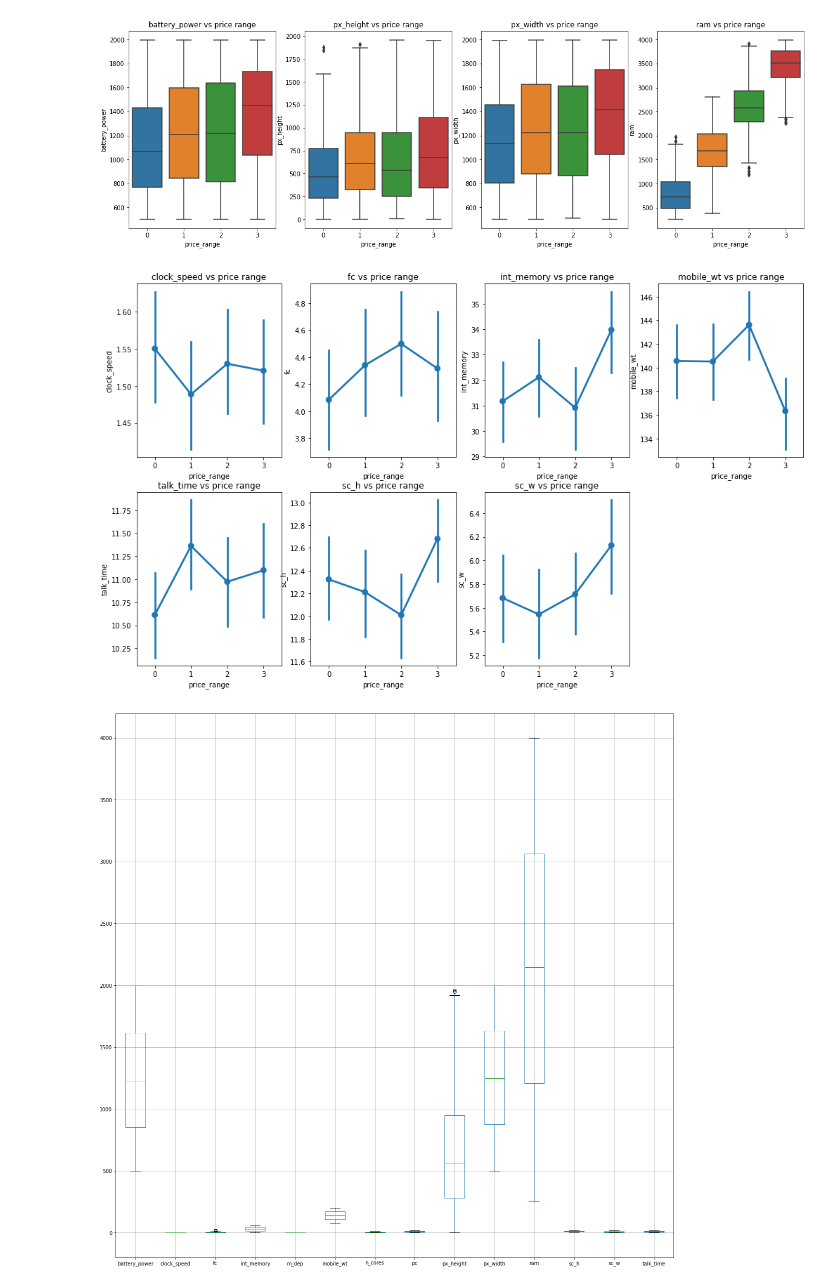
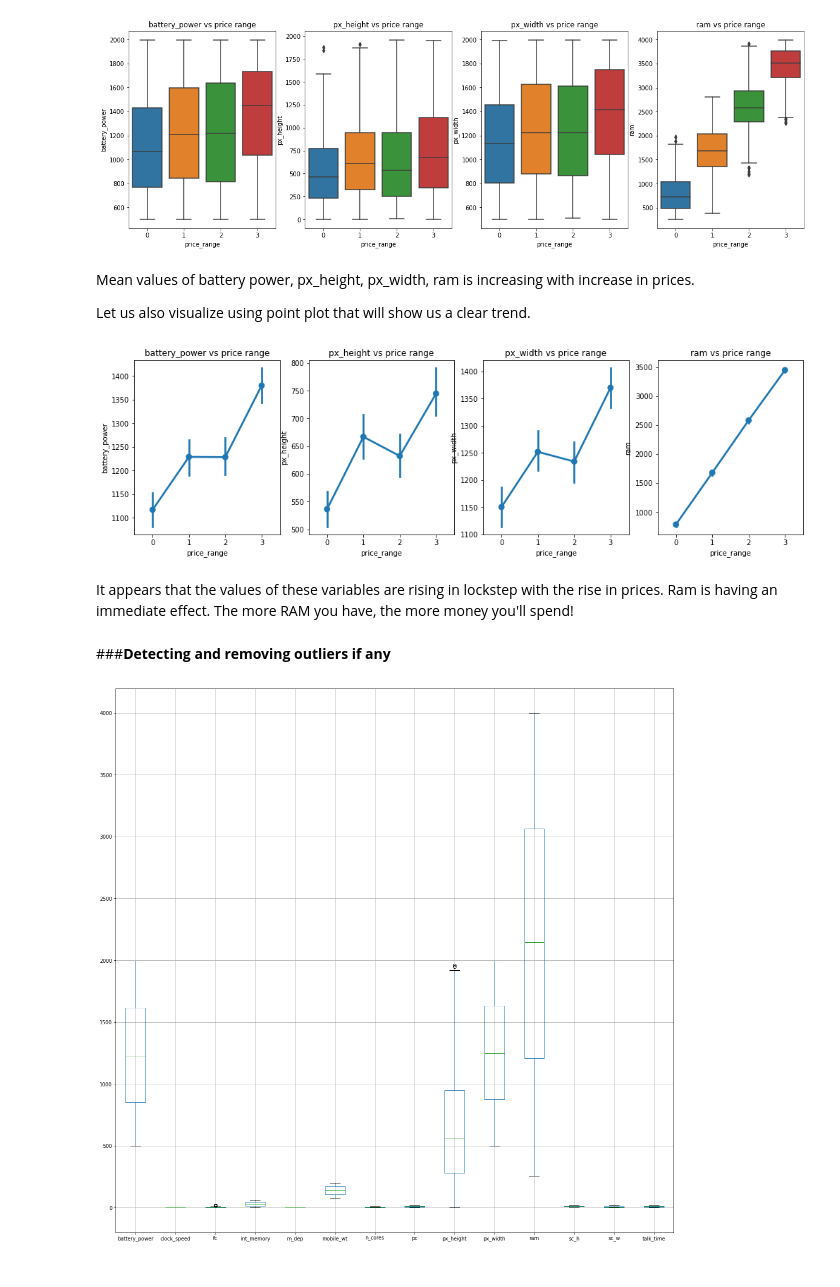
Before and after one commit to spandit98/Mobile-Price-Range-Prediction, a Jupyter notebook: Mobile_Price_Range_Prediction_Soumyadeep.ipynb, the cells around one changed output. Saved outputs shown, nothing was run; the diff lists cells and outputs as text; code cells hidden in the pictures.

```diff
--- a/Mobile_Price_Range_Prediction_Soumyadeep.ipynb
+++ b/Mobile_Price_Range_Prediction_Soumyadeep.ipynb
@@ -262,7 +334,8 @@ for item in list1:
 # %%
-
+# visualizing price range grouped by these variables using boxplot
+list1=['battery_power','px_height','px_width','ram']
 plt1.figure(figsize=(20,6))
-for index,item in enumerate(cont_col):
+for index,item in enumerate(list1):
   xtick=[0,1,2,3]
   plt1.subplot(1,4,index+1)
   plt1.xticks(xtick)
@@ -270,12 +343,20 @@ for index,item in enumerate(cont_col):
   plt1.title(f'{item} vs price range')
 # %% [output]
 [figure]
+# %% [markdown]
+Mean values of battery power, px_height, px_width, ram is increasing with increase in prices.
+
+Let us also visualize using point plot that will show us a clear trend.
 # %%
 plt1.figure(figsize=(17,10))
-for index,item in enumerate(discrete):
+for index,item in enumerate(list1):
   plt1.subplot(2,4,index+1)
   sns.pointplot(x='price_range',y=item,data=df)
   plt1.title(f'{item} vs price range')
 # %% [output]
-[figure, old version]
+[figure, new version]
+# %% [markdown]
+It appears that the values of these variables are rising in lockstep with the rise in prices. Ram is having an immediate effect. The more RAM you have, the more money you'll spend!
+# %% [markdown]
+###**Detecting and removing outliers if any**
 # %%
```
Also changed, not shown: parts of 104 cells of this notebook.
